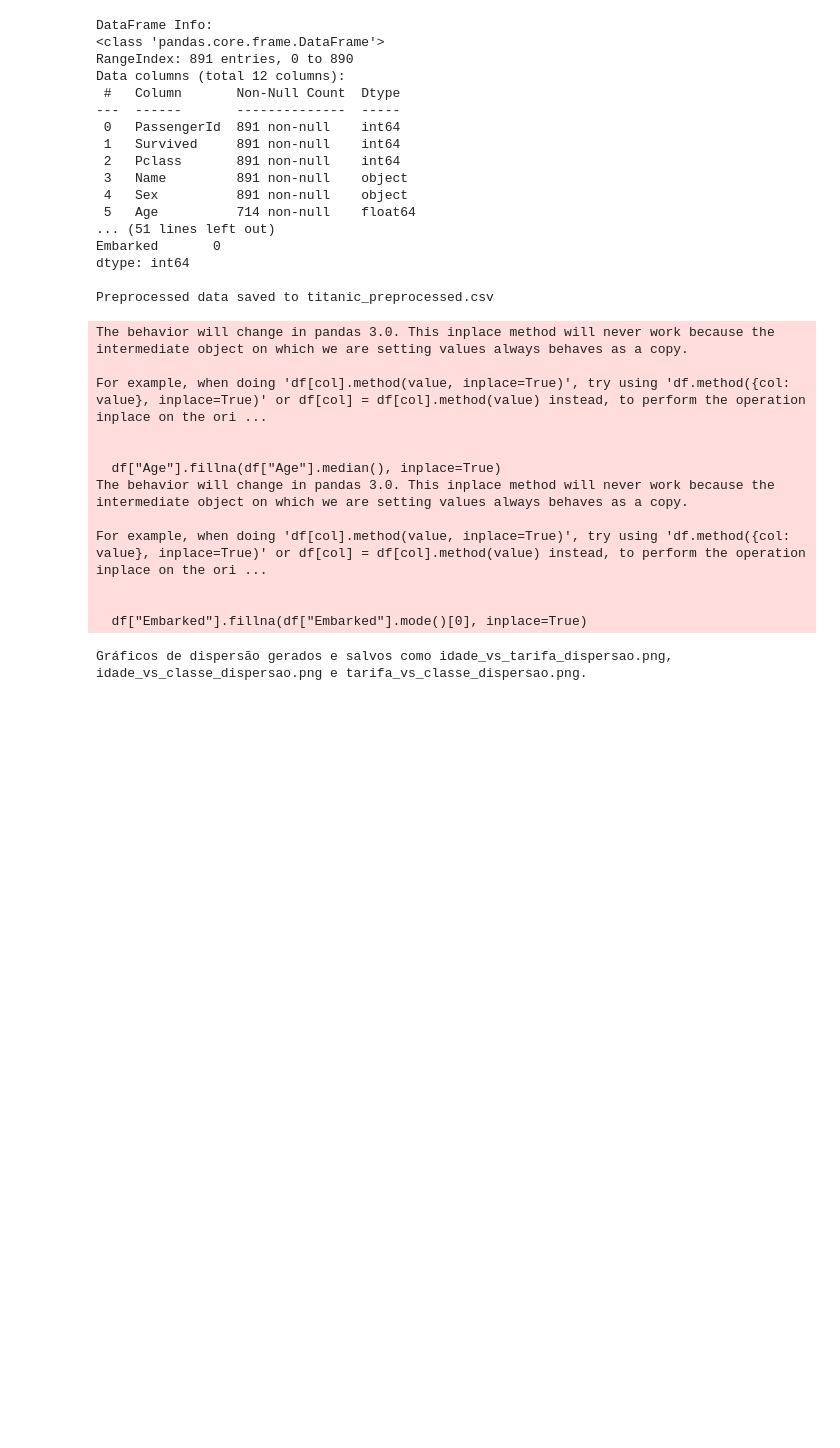
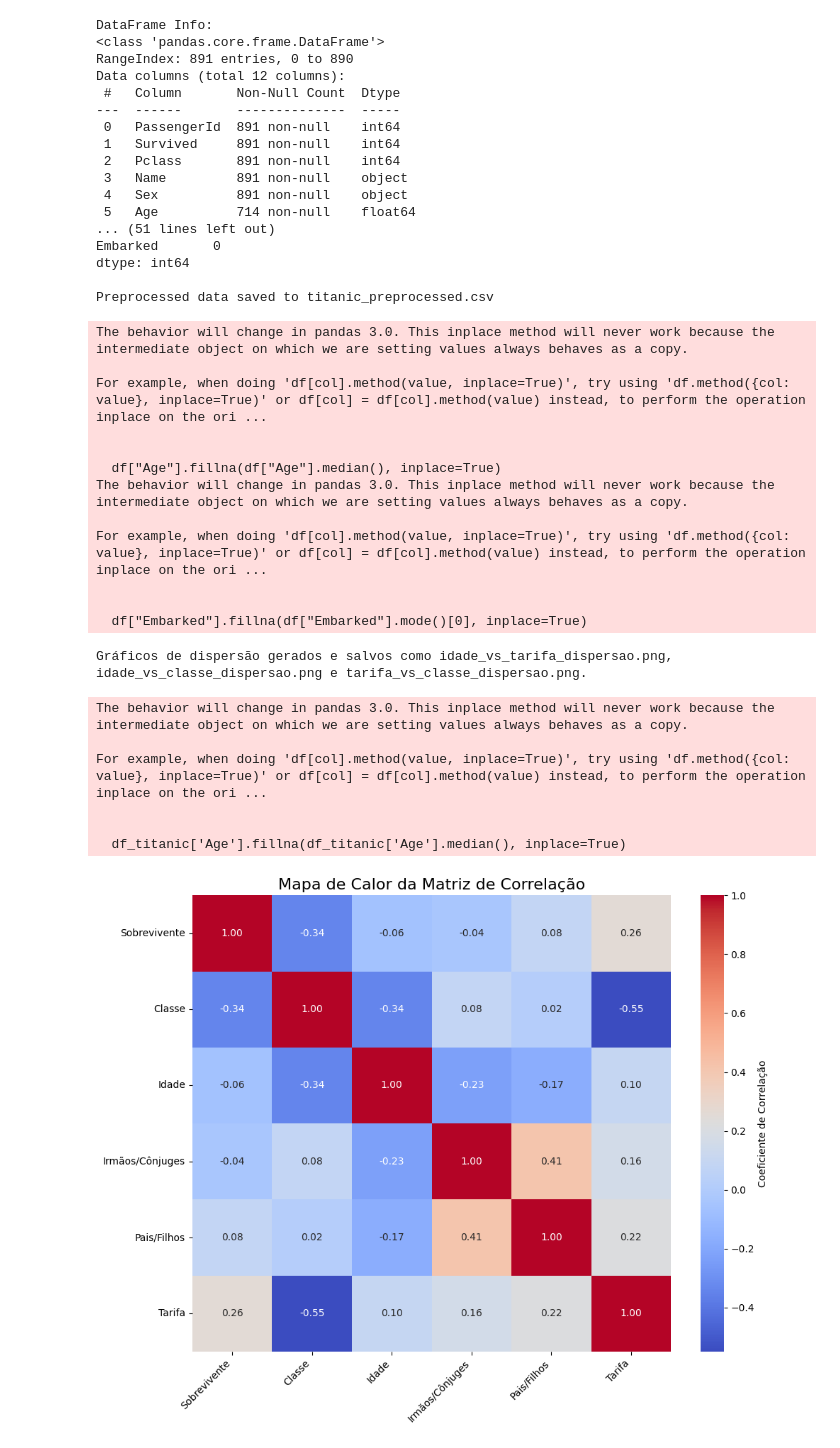
Before and after one commit to MuriloGuiot/ia_idp, a Jupyter notebook: analise_dataset_titanic/analise.ipynb, the cells around one changed output. Saved outputs shown, nothing was run; the diff lists cells and outputs as text; code cells hidden in the pictures; blank space fills up the shorter version.

```diff
--- a/analise_dataset_titanic/analise.ipynb
+++ b/analise_dataset_titanic/analise.ipynb
@@ -99,3 +99,42 @@ plt.close()
 print("Gráficos de dispersão gerados e salvos como idade_vs_tarifa_dispersao.png, idade_vs_classe_dispersao.png e tarifa_vs_classe_dispersao.png.")
 # %% [output]
 Gráficos de dispersão gerados e salvos como idade_vs_tarifa_dispersao.png, idade_vs_classe_dispersao.png e tarifa_vs_classe_dispersao.png.
+# %%
+import pandas as pd
+import matplotlib.pyplot as plt
+import seaborn as sns
+
+df_titanic = pd.read_csv('Titanic-Dataset.csv')
+
+df_titanic['Age'].fillna(df_titanic['Age'].median(), inplace=True)
+
+column_mapping = {
+    'Survived': 'Sobrevivente',
+    'Pclass': 'Classe',
+    'Age': 'Idade',
+    'SibSp': 'Irmãos/Cônjuges',
+    'Parch': 'Pais/Filhos',
+    'Fare': 'Tarifa'
+}
+
+df_titanic.rename(columns=column_mapping, inplace=True)
+
+numerical_cols_pt = list(column_mapping.values())
+correlation_matrix_pt = df_titanic[numerical_cols_pt].corr()
+
+plt.figure(figsize=(10, 8))
+sns.heatmap(correlation_matrix_pt, annot=True, cmap='coolwarm', fmt=".2f",
+            cbar_kws={'label': 'Coeficiente de Correlação'})
+plt.title('Mapa de Calor da Matriz de Correlação', fontsize=16)
+plt.xticks(rotation=45, ha='right')
+plt.yticks(rotation=0)
+plt.tight_layout()
+plt.show()
+# %% [output]
+The behavior will change in pandas 3.0. This inplace method will never work because the intermediate object on which we are setting values always behaves as a copy.
+
+For example, when doing 'df[col].method(value, inplace=True)', try using 'df.method({col: value}, inplace=True)' or df[col] = df[col].method(value) instead, to perform the operation inplace on the ori ...
+
+
+  df_titanic['Age'].fillna(df_titanic['Age'].median(), inplace=True)
+[figure, added]
```
Also changed, not shown: 12 other files.
